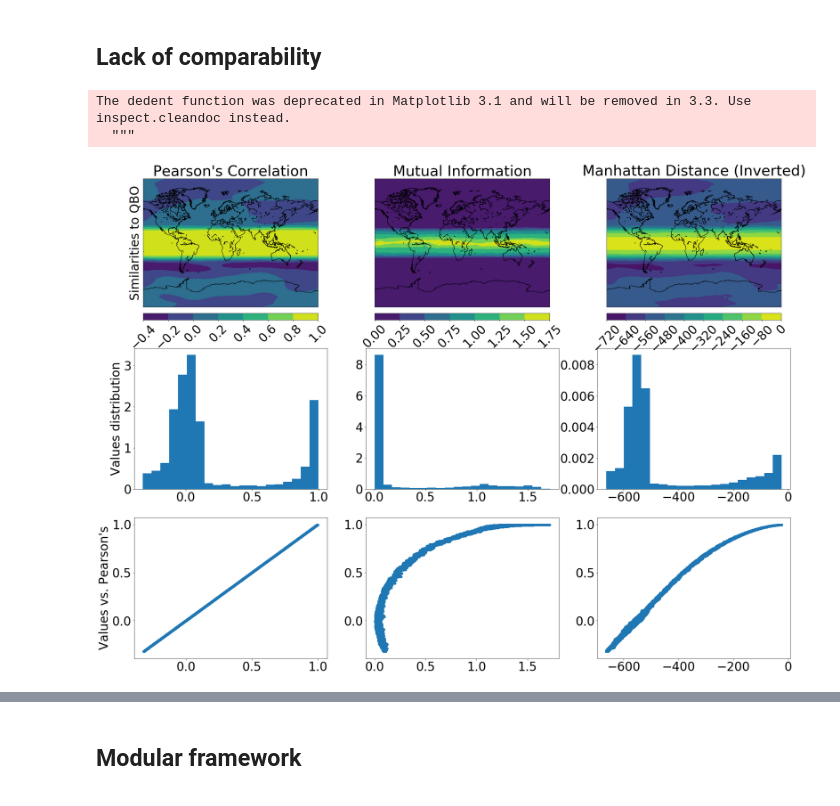
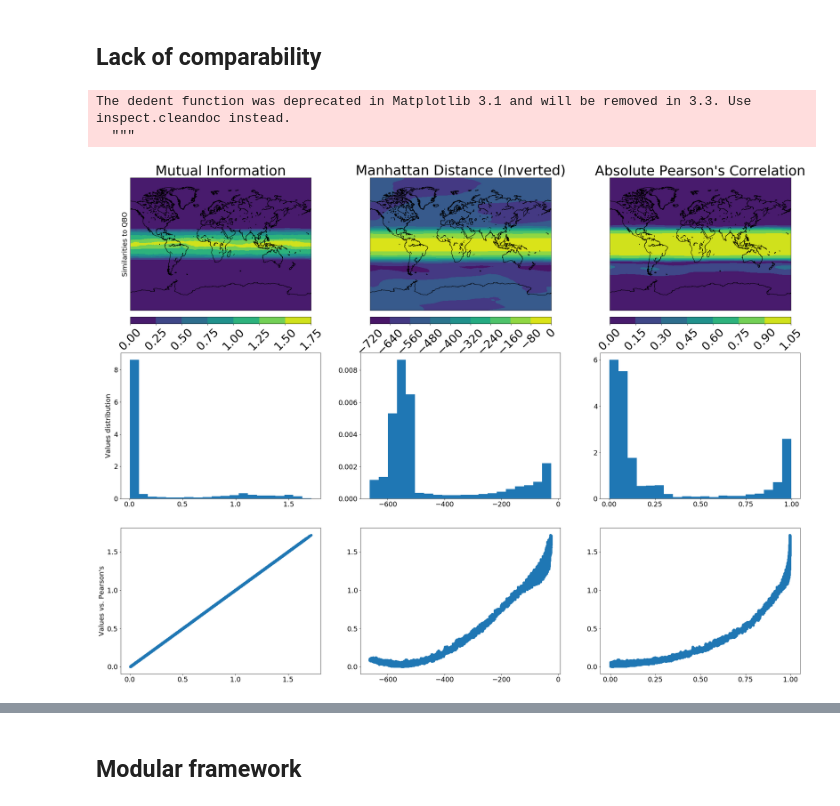
Before and after one commit to Climate-Data-Science/Climate-Similarity-Metrics, a Jupyter notebook: proposal_figures.ipynb, the cells around one changed output, grey strips where cells are left out. Cells and saved outputs as stored; diff of their text form; code cells hidden in the pictures.

Commit message:
Update plots for meeting fir climate scientists

```diff
--- a/proposal_figures.ipynb
+++ b/proposal_figures.ipynb
@@ -92,9 +92,9 @@ u_l30 = calc.deseasonalize_map(u_l30)
 
 qbo_equator = calc.derive(u_l30[:, :, :, :], lat, lon, 0, lat_step, lon_step)
 # %%
-measures = [sim.pearson_correlation, sim.mutual_information, comp.invert(sim.manhattan_distance)]
+measures = [sim.mutual_information, comp.invert(sim.manhattan_distance), sim.pearson_correlation_abs]
 # %%
-measure_labels = ["Pearson's Correlation", "Mutual Information", "Manhattan Distance (Inverted)"]
+measure_labels = ["Mutual Information", "Manhattan Distance (Inverted)", "Absolute Pearson's Correlation"]
 # %%
 similarities = []
 for i, measure in enumerate(measures):
@@ -105,30 +105,30 @@ n_measures = len(measures)
 category = ["Similarities to QBO", "Values distribution", "Values vs. Pearson's"]
 # %%
 fig, ax = plt.subplots(nrows=3, ncols=n_measures, figsize=(8 * 4, 8 * n_measures))
-plt.rcParams.update({'font.size': 33})
+plt.rcParams.update({'font.size': 30})
 
 for i, simi in enumerate(similarities):
     m = Basemap(projection='mill', lon_0=30, resolution='l', ax=ax[0][i])
     m.drawcoastlines()
     lons, lats = m.makegrid(512, 256)
     x, y = m(lons, lats)
 
     #Draw similarity
     cs = m.contourf(x, y, simi)
     cbar = m.colorbar(cs, location='bottom', pad="5%")
     cbar.ax.set_xticklabels(cbar.ax.get_xticklabels(), rotation=45)
 
 for i, simi in enumerate(similarities):
     ax[1][i].hist(simi.flatten(), bins=20, histtype="bar", density=1)
 
 for i, measure_i in enumerate(measures):
             ax[2][i].scatter(similarities[i], similarities[0])
 
 for i, label in enumerate(measure_labels):
         ax[0][i].set_title(label)
         ax[i][0].set_ylabel(category[i], rotation=90)
 plt.show()
 # %% [output]
 The dedent function was deprecated in Matplotlib 3.1 and will be removed in 3.3. Use inspect.cleandoc instead.
   """
-[figure, old version]
+[figure, new version]
```
Also changed, not shown: parts of 15 cells of this notebook, 1 other file.
